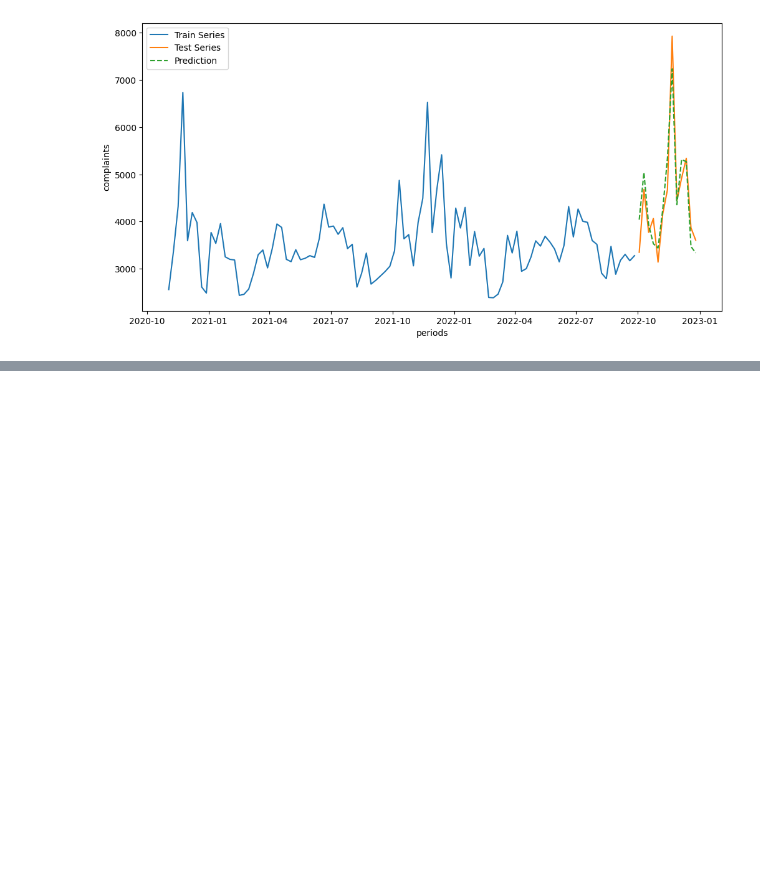
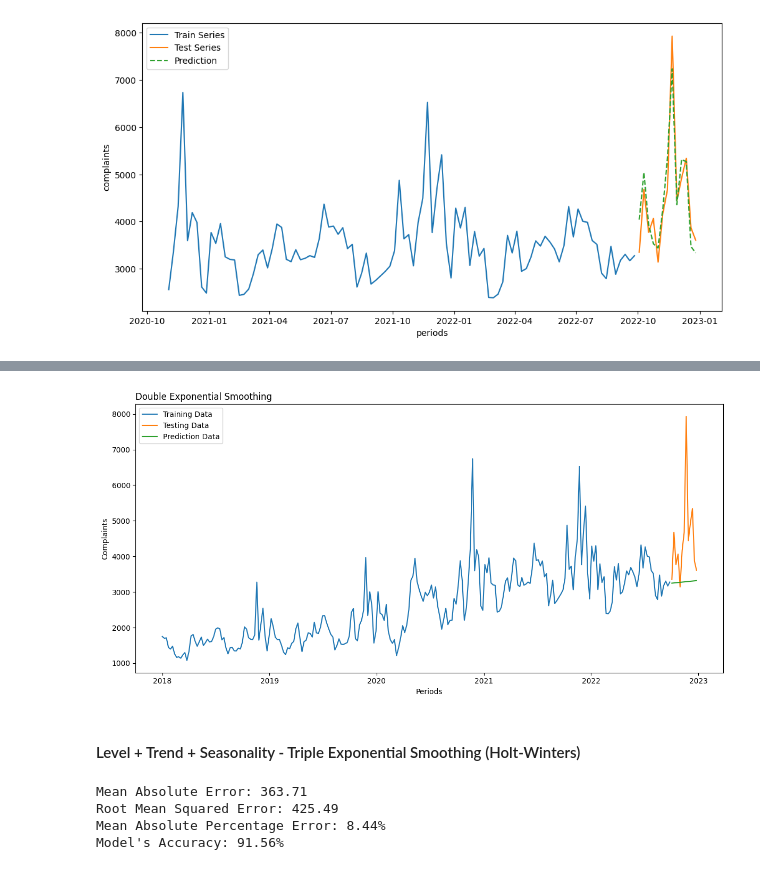
Before and after one commit to Vinni-Anddrade/time_series_course, a Jupyter notebook: 4_exponential_smothing_and_holt_winters/holt_winters-exponential_smothing.ipynb, the cells around one changed output, grey strips where cells are left out. Drawn from its saved outputs; the diff is of its cells as text; code cells hidden in the pictures; blank space fills up the shorter version.

```diff
--- a/4_exponential_smothing_and_holt_winters/holt_winters-exponential_smothing.ipynb
+++ b/4_exponential_smothing_and_holt_winters/holt_winters-exponential_smothing.ipynb
@@ -297,0 +347,13 @@ plt.show()
+# %%
+model_assessment(df_train, df_test, results_des, "Double Exponential Smoothing")
+# %% [output]
+[figure, added]
+# %% [markdown]
+#### Level + Trend + Seasonality - Triple Exponential Smoothing (Holt-Winters)
+# %%
+measuring_predictions(df_test, results_tes)
+# %% [output]
+Mean Absolute Error: 363.71
+Root Mean Squared Error: 425.49
+Mean Absolute Percentage Error: 8.44%
+Model's Accuracy: 91.56%
```
Also changed, not shown: parts of 13 cells of this notebook.
